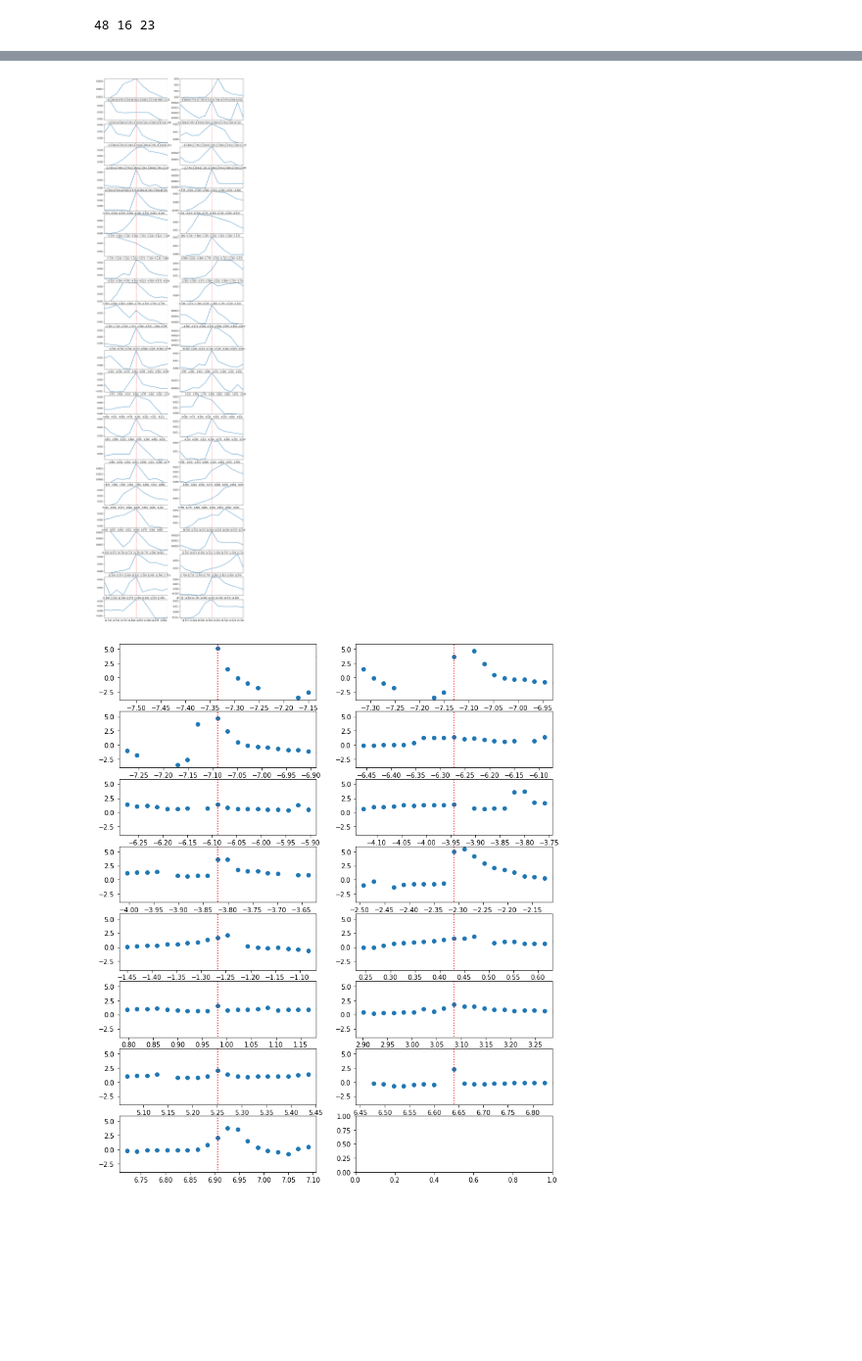
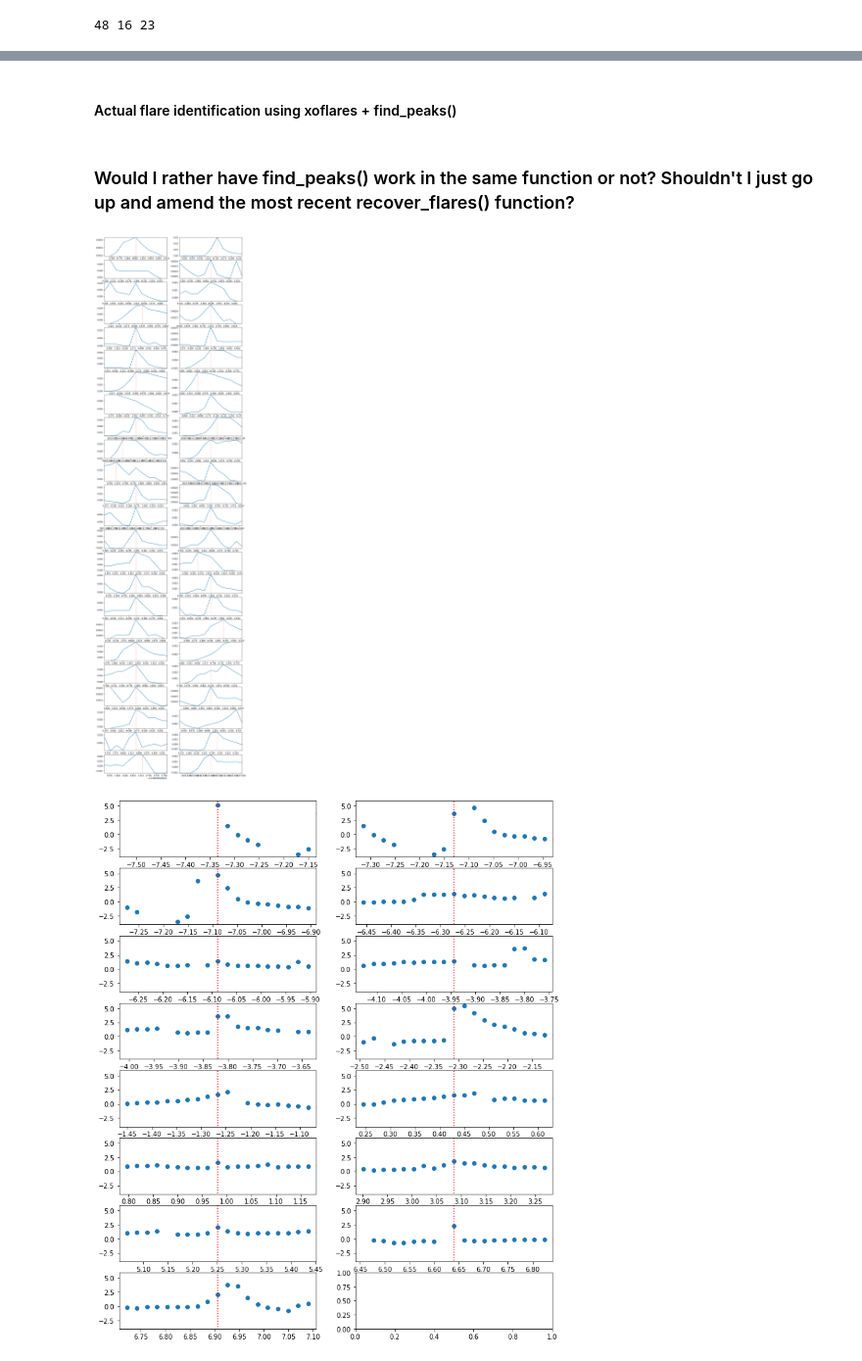
Before and after one commit to exoclam/epic-246301900, a Jupyter notebook: injection-recovery/injection_recovery.ipynb, the cells around one changed output, grey strips where cells are left out. Shown at 98% size. Cells and saved outputs as stored; diff of their text form; code cells hidden in the pictures; blank space fills up the shorter version.

Commit message:
decided to go with xoflares plus find_peaks()

```diff
--- a/injection-recovery/injection_recovery.ipynb
+++ b/injection-recovery/injection_recovery.ipynb
@@ -1490,0 +1694,17 @@ print(pred_df)
+# %%
+fig, axes = plt.subplots(ncols=2, nrows=np.ceil(len(tpeaks_pre)/2).astype(int), figsize=[12,len(tpeaks_pre)])
+axes = axes.flatten()
+flux_pre_std = flux_pre/np.std(flux_pre)
+for i in range(len(tpeaks_pre)):
+    ### take snapshot of time and flux around identified flare
+    snapshot_time = pre.TIME[(pre.TIME > tpeaks_pre[i]-buffer) & (pre.TIME < tpeaks_pre[i]+buffer)]
+    snapshot = flux_pre[(pre.TIME > tpeaks_pre[i]-buffer) & (pre.TIME < tpeaks_pre[i]+buffer)]
+    snapshot_std = flux_pre_std[(pre.TIME > tpeaks_pre[i]-buffer) & (pre.TIME < tpeaks_pre[i]+buffer)]
+
+    ax = axes[i]
+    ax.plot(pre.TIME, flux_pre_std)
+    ax.axvline(tpeaks_pre[i], -1, 1, color='r', linestyle=':')
+    ax.set_xlim(tpeaks_pre[i]-buffer, tpeaks_pre[i]+buffer)
+    ax.set_ylim(np.min(snapshot_std), np.max(snapshot_std))
+
+plt.show()
@@ -1491,20 +1719,42 @@ print(pred_df)
+# %% [markdown]
+#### Actual flare identification using xoflares + find_peaks()
+# %% [markdown]
+### Would I rather have find_peaks() work in the same function or not? Shouldn't I just go up and amend the most recent recover_flares() function?
 # %%
+detrended_pre_std = (norm_flux_pre - pred_pre)/np.std(norm_flux_pre - pred_pre)
+detrended_pre = norm_flux_pre - pred_pre
+
+height = 1.4
+distance = 5
+wlen = 5
+width_left = None
+width_right = 5
+buffer = 0.1 # essentially the wlen for find_peaks()
+
 fig, axes = plt.subplots(ncols=2, nrows=np.ceil(npeaks_pre/2).astype(int), figsize=[12,npeaks_pre])
 axes = axes.flatten()
 for i in range(npeaks_pre):
+    ### take snapshot of time and flux around identified flare
+    snapshot_time = pre.TIME[(pre.TIME > tpeaks_pre[i]-buffer) & (pre.TIME < tpeaks_pre[i]+buffer)]
+    snapshot = detrended_pre[(pre.TIME > tpeaks_pre[i]-buffer) & (pre.TIME < tpeaks_pre[i]+buffer)]
+    snapshot_std = detrended_pre_std[(pre.TIME > tpeaks_pre[i]-buffer) & (pre.TIME < tpeaks_pre[i]+buffer)]
+
+    ### run scipy.signal.find_peaks() to identify actual peak
+    peaks, _ = find_peaks(snapshot_std, height=height, distance=distance, width=(width_left,width_right))
+    prominences, left_bases, right_bases = peak_prominences(snapshot_std, peaks)
+    #print(np.array(snapshot_time)[peaks], tpeaks_pre[i])
+
+    ### plot
     ax = axes[i]
-    #ax.plot(x_pre, y_pre)
-    detrended_pre = (norm_flux_pre - pred_pre)/np.std(norm_flux_pre - pred_pre)
-    detrended_pre = norm_flux_pre - pred_pre
-    ax.plot(x_pre, detrended_pre) # norm_flux_pre
-    #ax.axvline(tpeaks[i], np.min(y), np.max(y), color='r', linestyle=':')
-    ax.axvline(tpeaks_norm_pre[i], -1, 1, color='r', linestyle=':')
-    buffer = 0.1
-    ax.set_xlim(tpeaks_norm_pre[i]-buffer, tpeaks_norm_pre[i]+buffer)
-    snapshot = detrended_pre.loc[(x_pre > tpeaks_norm_pre[i]-buffer) & (x_pre < tpeaks_norm_pre[i]+buffer)] #- pd.Series(pred_pre).loc[(pd.Series(pred_pre) > tpeaks_norm_pre[i]-0.2) & (pd.Series(pred_pre) < tpeaks_norm_pre[i]+0.2)]
+    ax.plot(pre.TIME, detrended_pre) # norm_flux_pre
+    if len(peaks)>0:
+        ax.axvline(np.array(snapshot_time)[peaks][0], -1, 1, color='r', linestyle=':')
+    ax.set_xlim(tpeaks_pre[i]-buffer, tpeaks_pre[i]+buffer)
     ax.set_ylim(min(snapshot), max(snapshot))
+
+plt.show()
 # %% [output]
-[figure, old version]
+[figure, new version]
 # %%
 fig, axes = plt.subplots(ncols=2, nrows=np.ceil(npeaks_post/2).astype(int), figsize=[12,npeaks_post])
 axes = axes.flatten()
```
Also changed, not shown: parts of 8 cells of this notebook.
